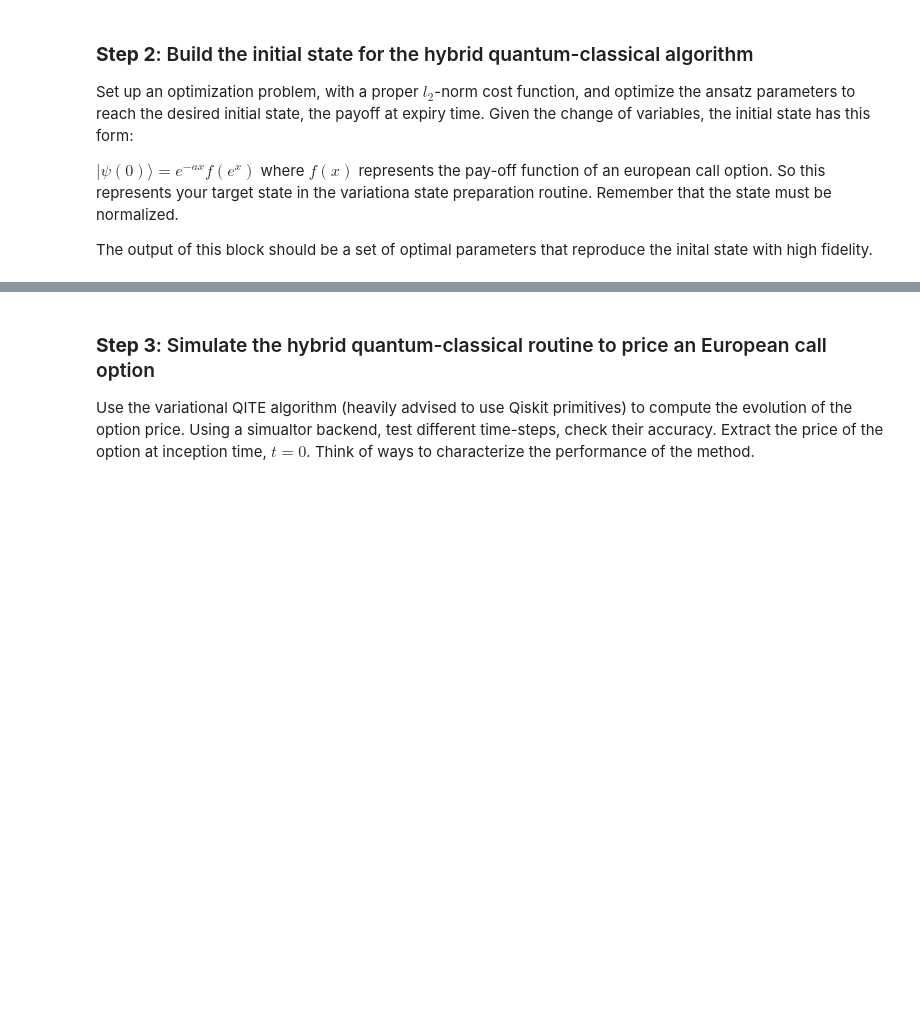
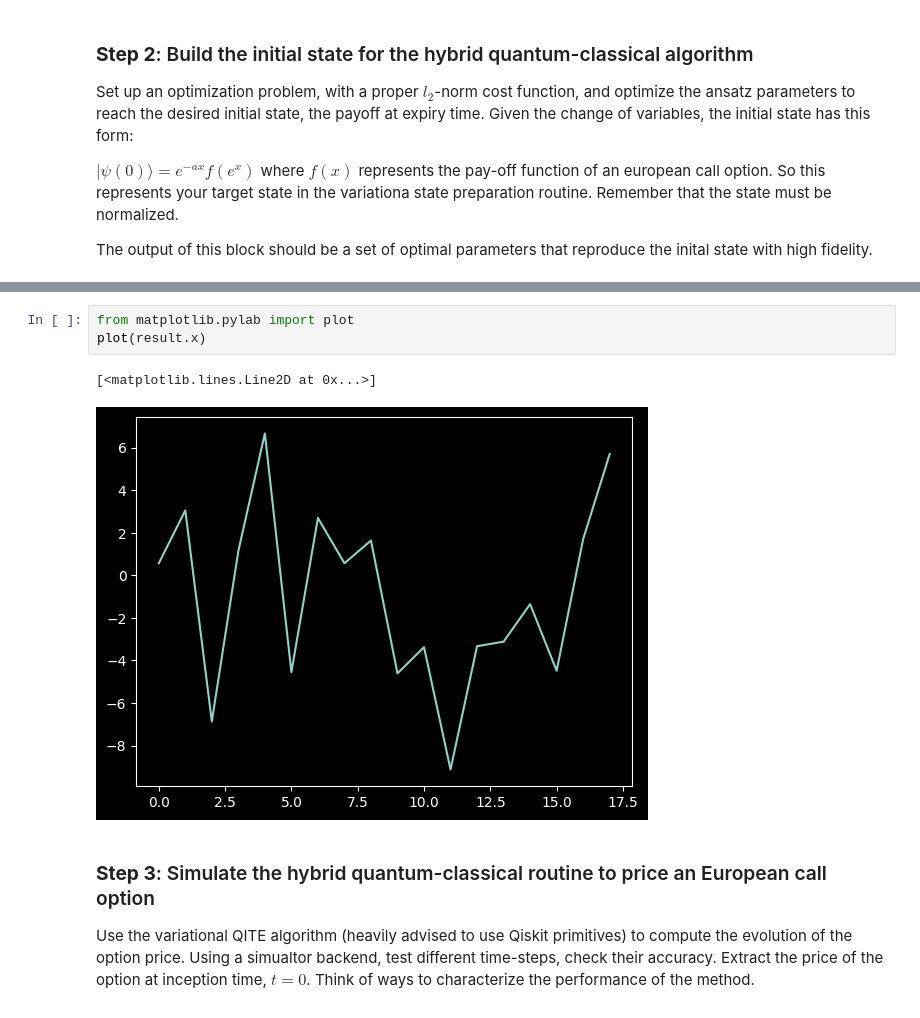
Before and after one commit to FelixXu35/Qisikit_Hackathon_BCN, a Jupyter notebook: Moodys_challenge.ipynb, the cells around one changed output, grey strips where cells are left out. Cells and saved outputs as stored; diff of their text form; blank space fills up the shorter version.

```diff
--- a/Moodys_challenge.ipynb
+++ b/Moodys_challenge.ipynb
@@ -366,3 +368,9 @@ print(output_distr)
+# %%
+from matplotlib.pylab import plot
+plot(result.x)
+# %% [output]
+[<matplotlib.lines.Line2D at 0x...>]
+[figure, added]
 # %% [markdown]
 ### **Step 3**: Simulate the hybrid quantum-classical routine to price an European call option
 
```
Also changed, not shown: parts of 5 cells of this notebook.
